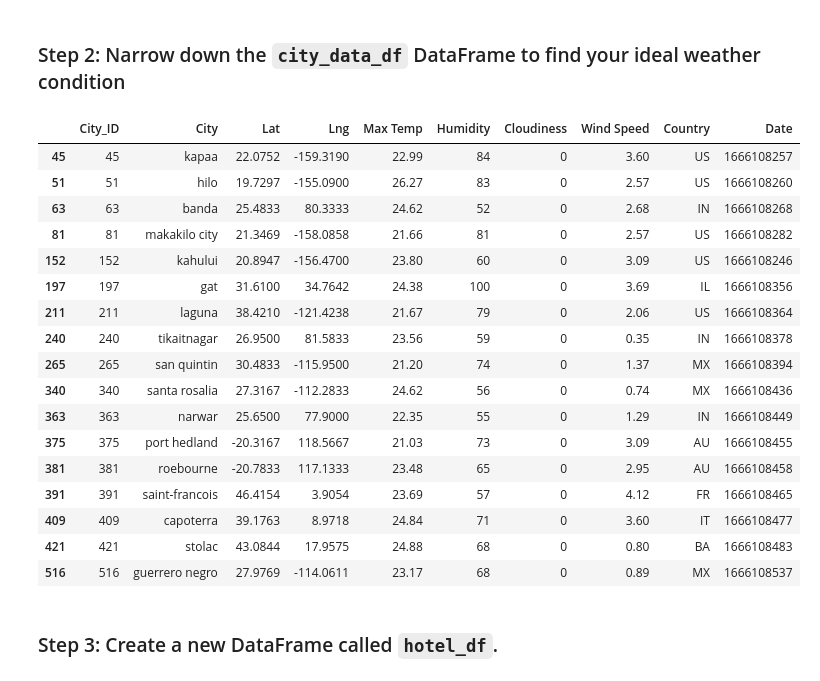
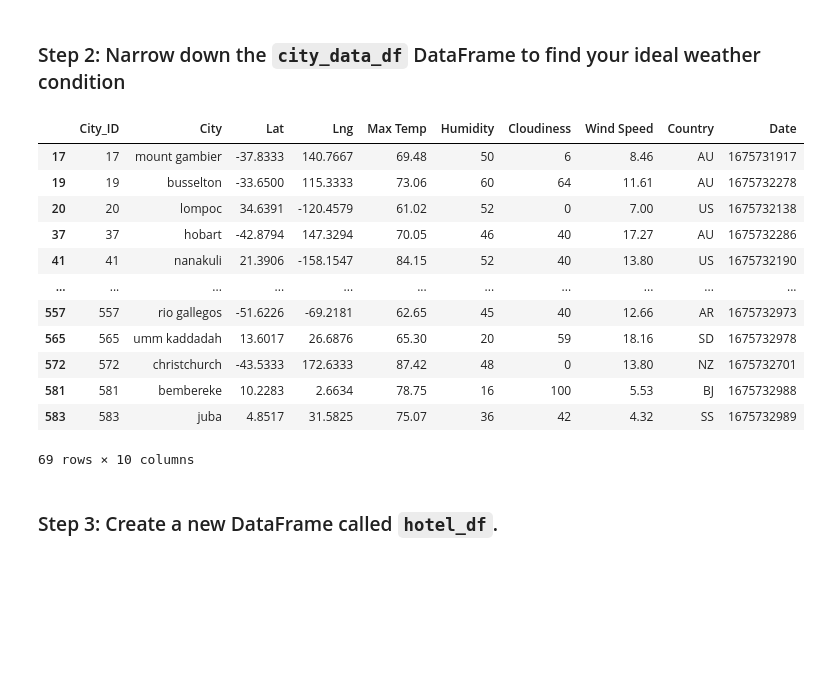
Before and after one commit to GabrielaCLopez/python-api-challenge, a Jupyter notebook: WeatherPy/VacationPy.ipynb, the cells around one changed output. Saved outputs shown, nothing was run; the diff lists cells and outputs as text; code cells hidden in the pictures; blank space fills up the shorter version.

Commit message:
created ideal dataframe and dropped null values

```diff
--- a/WeatherPy/VacationPy.ipynb
+++ b/WeatherPy/VacationPy.ipynb
@@ -57,32 +56,30 @@ WARNING:param.GeoPointPlot08336: Specified size dim transform (np.sqrt(dim('Humd
 ### Step 2: Narrow down the `city_data_df` DataFrame to find your ideal weather condition
 # %%
 # Narrow down cities that fit criteria and drop any results with null values
-ideal_df = city_data_df
+ideal_df = city_data_df[(city_data_df['Max Temp']>=60)
+                                  & (city_data_df['Max Temp']<=90)
+                                  & (city_data_df['Humidity']<=60)]
 
+ideal_df
 # Drop any rows with null values
 # YOUR CODE HERE
 
 # Display sample data
 # YOUR CODE HERE
 # %% [output]
 |  | City_ID | City | Lat | Lng | Max Temp | Humidity | Cloudiness | Wind Speed | Country | Date |
-| 45 | 45 | kapaa | 22.0752 | -159.3190 | 22.99 | 84 | 0 | 3.60 | US | 1666108257 |
-| 51 | 51 | hilo | 19.7297 | -155.0900 | 26.27 | 83 | 0 | 2.57 | US | 1666108260 |
-| 63 | 63 | banda | 25.4833 | 80.3333 | 24.62 | 52 | 0 | 2.68 | IN | 1666108268 |
-| 81 | 81 | makakilo city | 21.3469 | -158.0858 | 21.66 | 81 | 0 | 2.57 | US | 1666108282 |
-| 152 | 152 | kahului | 20.8947 | -156.4700 | 23.80 | 60 | 0 | 3.09 | US | 1666108246 |
-| 197 | 197 | gat | 31.6100 | 34.7642 | 24.38 | 100 | 0 | 3.69 | IL | 1666108356 |
-| 211 | 211 | laguna | 38.4210 | -121.4238 | 21.67 | 79 | 0 | 2.06 | US | 1666108364 |
-| 240 | 240 | tikaitnagar | 26.9500 | 81.5833 | 23.56 | 59 | 0 | 0.35 | IN | 1666108378 |
-| 265 | 265 | san quintin | 30.4833 | -115.9500 | 21.20 | 74 | 0 | 1.37 | MX | 1666108394 |
-| 340 | 340 | santa rosalia | 27.3167 | -112.2833 | 24.62 | 56 | 0 | 0.74 | MX | 1666108436 |
-| 363 | 363 | narwar | 25.6500 | 77.9000 | 22.35 | 55 | 0 | 1.29 | IN | 1666108449 |
-| 375 | 375 | port hedland | -20.3167 | 118.5667 | 21.03 | 73 | 0 | 3.09 | AU | 1666108455 |
-| 381 | 381 | roebourne | -20.7833 | 117.1333 | 23.48 | 65 | 0 | 2.95 | AU | 1666108458 |
-| 391 | 391 | saint-francois | 46.4154 | 3.9054 | 23.69 | 57 | 0 | 4.12 | FR | 1666108465 |
-| 409 | 409 | capoterra | 39.1763 | 8.9718 | 24.84 | 71 | 0 | 3.60 | IT | 1666108477 |
-| 421 | 421 | stolac | 43.0844 | 17.9575 | 24.88 | 68 | 0 | 0.80 | BA | 1666108483 |
-| 516 | 516 | guerrero negro | 27.9769 | -114.0611 | 23.17 | 68 | 0 | 0.89 | MX | 1666108537 |
+| 17 | 17 | mount gambier | -37.8333 | 140.7667 | 69.48 | 50 | 6 | 8.46 | AU | 1675731917 |
+| 19 | 19 | busselton | -33.6500 | 115.3333 | 73.06 | 60 | 64 | 11.61 | AU | 1675732278 |
+| 20 | 20 | lompoc | 34.6391 | -120.4579 | 61.02 | 52 | 0 | 7.00 | US | 1675732138 |
+| 37 | 37 | hobart | -42.8794 | 147.3294 | 70.05 | 46 | 40 | 17.27 | AU | 1675732286 |
+| 41 | 41 | nanakuli | 21.3906 | -158.1547 | 84.15 | 52 | 40 | 13.80 | US | 1675732190 |
+| ... | ... | ... | ... | ... | ... | ... | ... | ... | ... | ... |
+| 557 | 557 | rio gallegos | -51.6226 | -69.2181 | 62.65 | 45 | 40 | 12.66 | AR | 1675732973 |
+| 565 | 565 | umm kaddadah | 13.6017 | 26.6876 | 65.30 | 20 | 59 | 18.16 | SD | 1675732978 |
+| 572 | 572 | christchurch | -43.5333 | 172.6333 | 87.42 | 48 | 0 | 13.80 | NZ | 1675732701 |
+| 581 | 581 | bembereke | 10.2283 | 2.6634 | 78.75 | 16 | 100 | 5.53 | BJ | 1675732988 |
+| 583 | 583 | juba | 4.8517 | 31.5825 | 75.07 | 36 | 42 | 4.32 | SS | 1675732989 |
+69 rows × 10 columns
 # %% [markdown]
 ### Step 3: Create a new DataFrame called `hotel_df`.
 # %%
```
Also changed, not shown: parts of 1 cell of this notebook.
